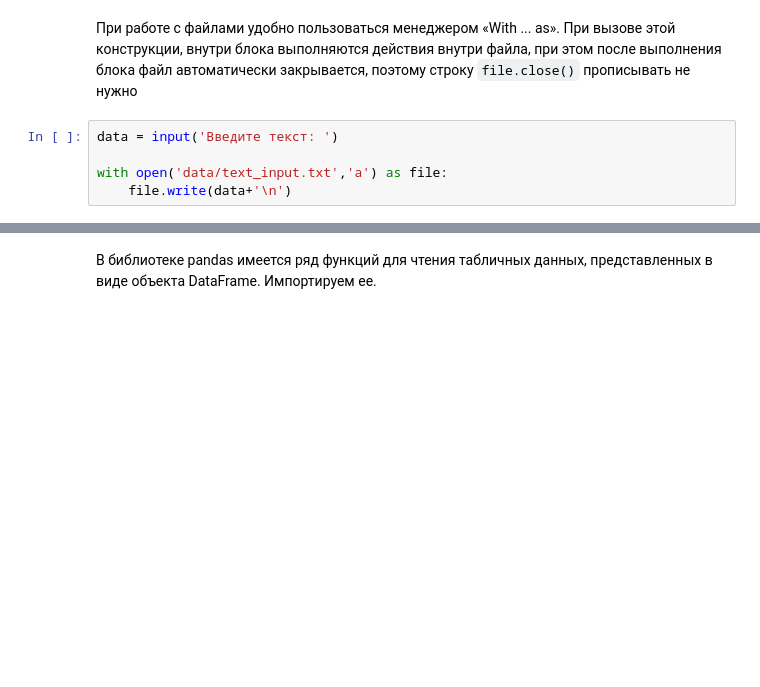
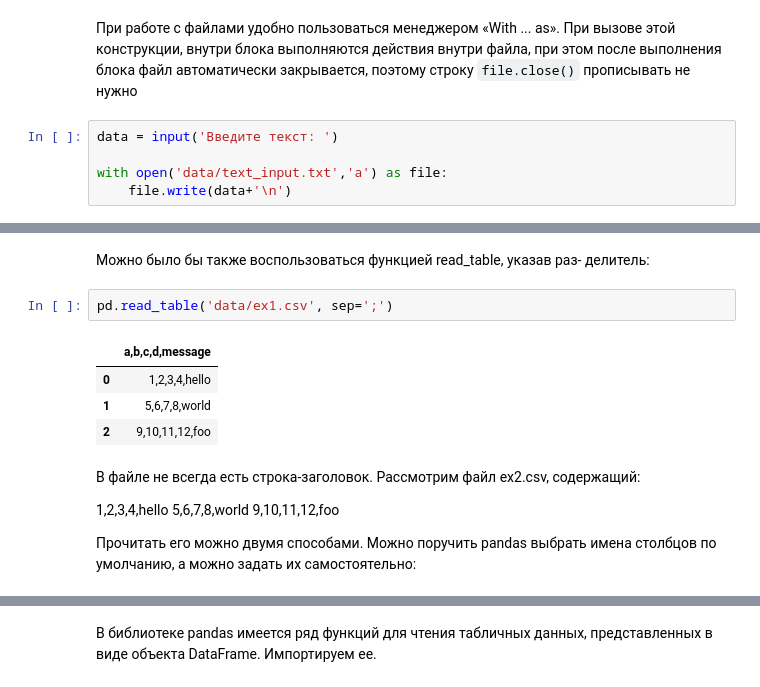
Before and after one commit to MilyutinNA/iate, a Jupyter notebook: lectures/10.ipynb, the cells around one changed output, grey strips where cells are left out. Saved outputs shown, nothing was run; the diff lists cells and outputs as text; blank space fills up the shorter version.

```diff
--- a/lectures/10.ipynb
+++ b/lectures/10.ipynb
@@ -53,0 +67,19 @@ with open('data/text_input.txt','a') as file:
+# %% [markdown]
+Можно было бы также воспользоваться функцией read_table, указав раз-
+делитель:
+# %%
+pd.read_table('data/ex1.csv', sep=';')
+# %% [output]
+|  | a,b,c,d,message |
+| 0 | 1,2,3,4,hello |
+| 1 | 5,6,7,8,world |
+| 2 | 9,10,11,12,foo |
+# %% [markdown]
+В файле не всегда есть строка-заголовок. Рассмотрим файл ex2.csv, содержащий:
+
+1,2,3,4,hello
+5,6,7,8,world
+9,10,11,12,foo
+
+Прочитать его можно двумя способами. Можно поручить pandas выбрать
+имена столбцов по умолчанию, а можно задать их самостоятельно:
```
Also changed, not shown: parts of 54 cells of this notebook, 7 other files.
